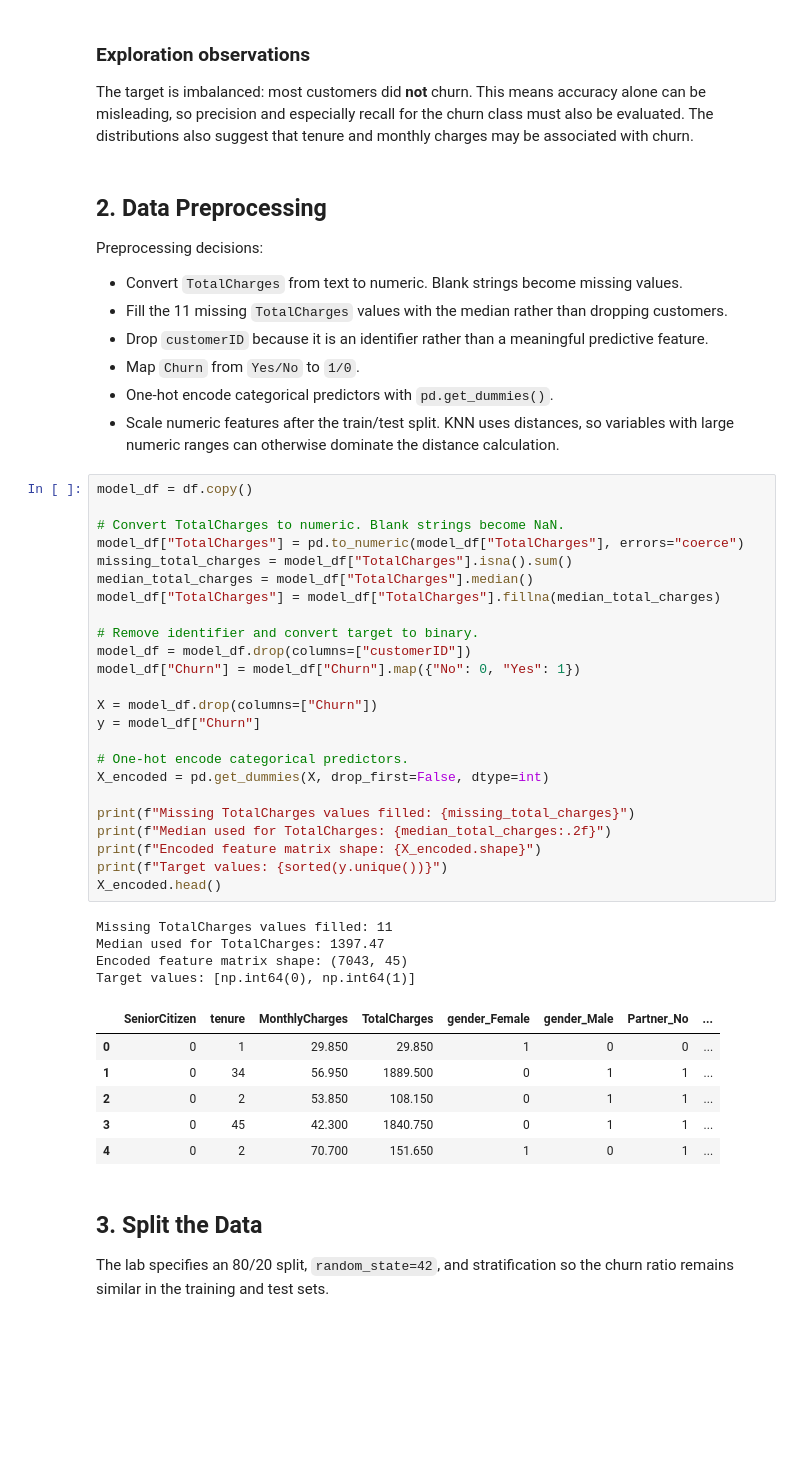
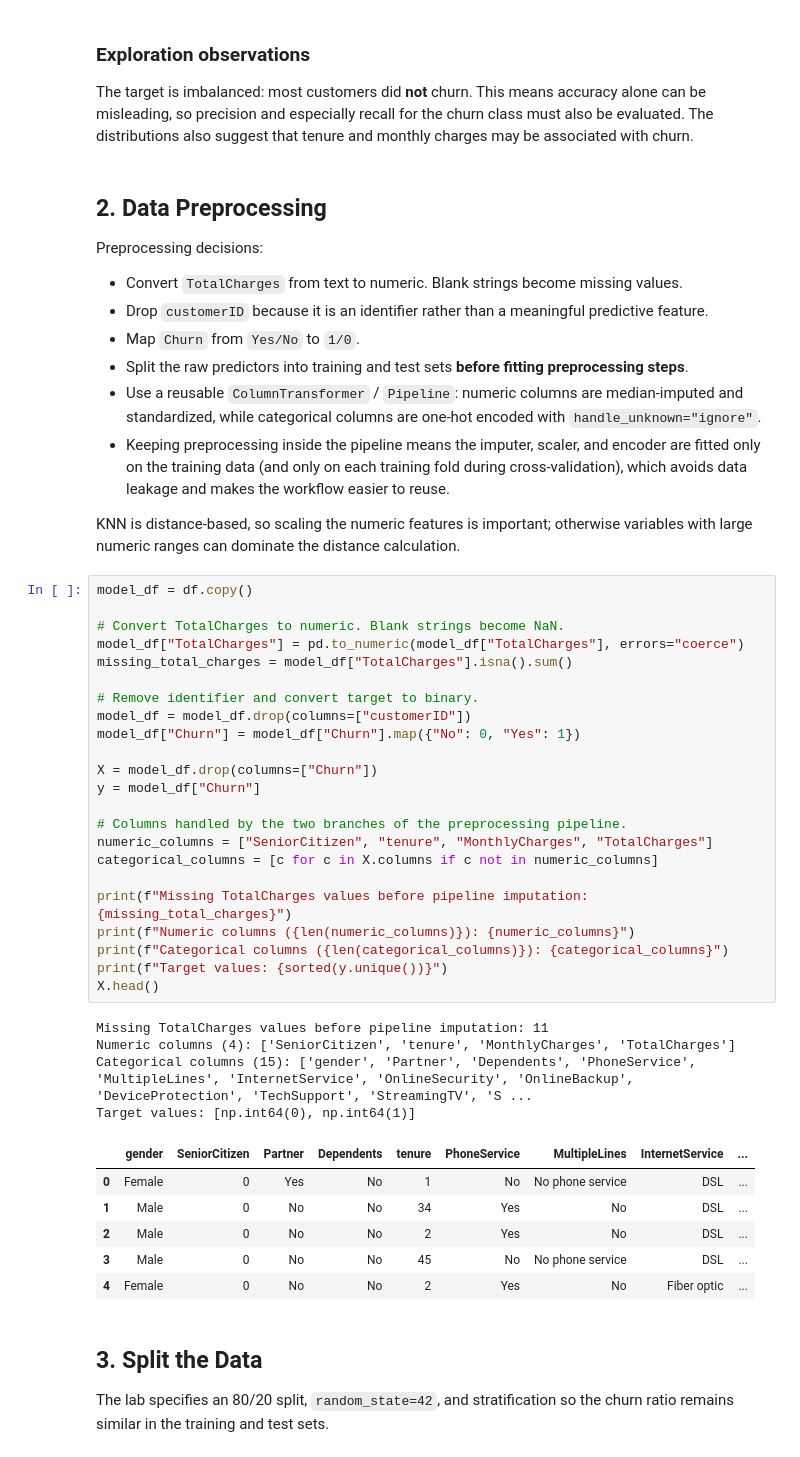
Before and after one commit to s-rostovskyi/lab-sklearn-model-training, a Jupyter notebook: churn_prediction.ipynb, the cells around one changed output. Drawn from its saved outputs; the diff is of its cells as text; blank space fills up the shorter version.

```diff
--- a/churn_prediction.ipynb
+++ b/churn_prediction.ipynb
@@ -151,46 +154,47 @@ The target is imbalanced: most customers did **not** churn. This means accuracy
 Preprocessing decisions:
 
 - Convert `TotalCharges` from text to numeric. Blank strings become missing values.
-- Fill the 11 missing `TotalCharges` values with the median rather than dropping customers.
 - Drop `customerID` because it is an identifier rather than a meaningful predictive feature.
 - Map `Churn` from `Yes/No` to `1/0`.
-- One-hot encode categorical predictors with `pd.get_dummies()`.
-- Scale numeric features after the train/test split. KNN uses distances, so variables with large numeric ranges can otherwise dominate the distance calculation.
+- Split the raw predictors into training and test sets **before fitting preprocessing steps**.
+- Use a reusable `ColumnTransformer` / `Pipeline`: numeric columns are median-imputed and standardized, while categorical columns are one-hot encoded with `handle_unknown="ignore"`.
+- Keeping preprocessing inside the pipeline means the imputer, scaler, and encoder are fitted only on the training data (and only on each training fold during cross-validation), which avoids data leakage and makes the workflow easier to reuse.
+
+KNN is distance-based, so scaling the numeric features is important; otherwise variables with large numeric ranges can dominate the distance calculation.
 # %%
 model_df = df.copy()
 
 # Convert TotalCharges to numeric. Blank strings become NaN.
 model_df["TotalCharges"] = pd.to_numeric(model_df["TotalCharges"], errors="coerce")
 missing_total_charges = model_df["TotalCharges"].isna().sum()
-median_total_charges = model_df["TotalCharges"].median()
-model_df["TotalCharges"] = model_df["TotalCharges"].fillna(median_total_charges)
 
 # Remove identifier and convert target to binary.
 model_df = model_df.drop(columns=["customerID"])
 model_df["Churn"] = model_df["Churn"].map({"No": 0, "Yes": 1})
 
 X = model_df.drop(columns=["Churn"])
 y = model_df["Churn"]
 
-# One-hot encode categorical predictors.
-X_encoded = pd.get_dummies(X, drop_first=False, dtype=int)
+# Columns handled by the two branches of the preprocessing pipeline.
+numeric_columns = ["SeniorCitizen", "tenure", "MonthlyCharges", "TotalCharges"]
+categorical_columns = [c for c in X.columns if c not in numeric_columns]
 
-print(f"Missing TotalCharges values filled: {missing_total_charges}")
-print(f"Median used for TotalCharges: {median_total_charges:.2f}")
-print(f"Encoded feature matrix shape: {X_encoded.shape}")
+print(f"Missing TotalCharges values before pipeline imputation: {missing_total_charges}")
+print(f"Numeric columns ({len(numeric_columns)}): {numeric_columns}")
+print(f"Categorical columns ({len(categorical_columns)}): {categorical_columns}")
 print(f"Target values: {sorted(y.unique())}")
-X_encoded.head()
+X.head()
 # %% [output]
-Missing TotalCharges values filled: 11
-Median used for TotalCharges: 1397.47
-Encoded feature matrix shape: (7043, 45)
+Missing TotalCharges values before pipeline imputation: 11
+Numeric columns (4): ['SeniorCitizen', 'tenure', 'MonthlyCharges', 'TotalCharges']
+Categorical columns (15): ['gender', 'Partner', 'Dependents', 'PhoneService', 'MultipleLines', 'InternetService', 'OnlineSecurity', 'OnlineBackup', 'DeviceProtection', 'TechSupport', 'StreamingTV', 'S ...
 Target values: [np.int64(0), np.int64(1)]
-|  | SeniorCitizen | tenure | MonthlyCharges | TotalCharges | gender_Female | gender_Male | Partner_No | ... |
-| 0 | 0 | 1 | 29.850 | 29.850 | 1 | 0 | 0 | ... |
-| 1 | 0 | 34 | 56.950 | 1889.500 | 0 | 1 | 1 | ... |
-| 2 | 0 | 2 | 53.850 | 108.150 | 0 | 1 | 1 | ... |
-| 3 | 0 | 45 | 42.300 | 1840.750 | 0 | 1 | 1 | ... |
-| 4 | 0 | 2 | 70.700 | 151.650 | 1 | 0 | 1 | ... |
+|  | gender | SeniorCitizen | Partner | Dependents | tenure | PhoneService | MultipleLines | InternetService | ... |
+| 0 | Female | 0 | Yes | No | 1 | No | No phone service | DSL | ... |
+| 1 | Male | 0 | No | No | 34 | Yes | No | DSL | ... |
+| 2 | Male | 0 | No | No | 2 | Yes | No | DSL | ... |
+| 3 | Male | 0 | No | No | 45 | No | No phone service | DSL | ... |
+| 4 | Female | 0 | No | No | 2 | Yes | No | Fiber optic | ... |
 # %% [markdown]
 ## 3. Split the Data
 
```
Also changed, not shown: parts of 16 cells of this notebook, 2 other files.
